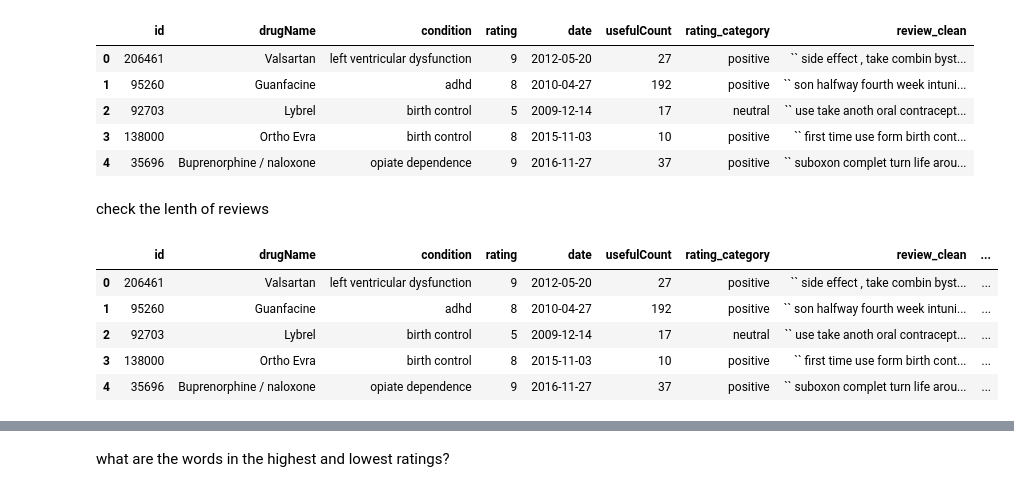
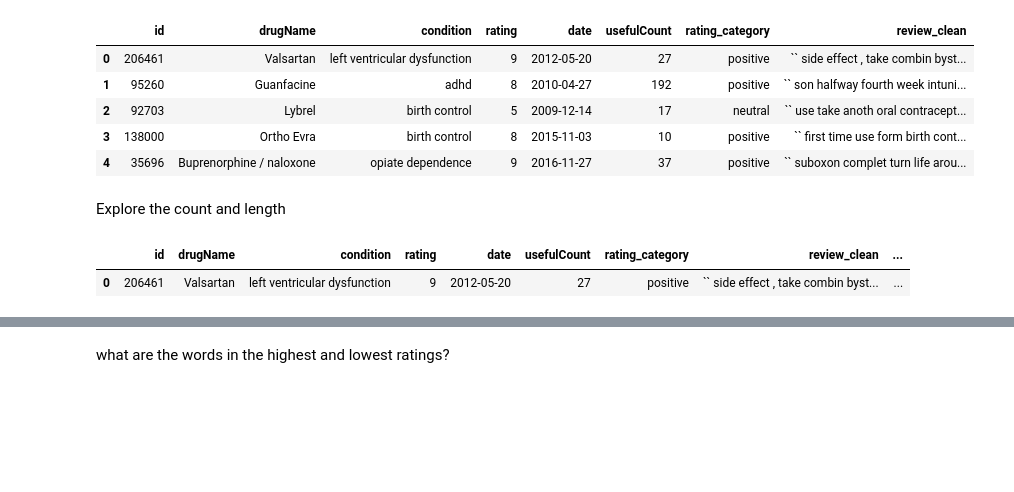
Before and after one commit to Gardenialover/Capstone_Three_Project, a Jupyter notebook: notebooks/data wranging and EDA .ipynb, the cells around one changed output, grey strips where cells are left out. Saved outputs shown, nothing was run; the diff lists cells and outputs as text; code cells hidden in the pictures; blank space fills up the shorter version.

```diff
--- a/notebooks/data wranging and EDA .ipynb
+++ b/notebooks/data wranging and EDA .ipynb
@@ -595,7 +604,13 @@ df.head()
 | 3 | 138000 | Ortho Evra | birth control | 8 | 2015-11-03 | 10 | positive | `` first time use form birth cont... |
 | 4 | 35696 | Buprenorphine / naloxone | opiate dependence | 9 | 2016-11-27 | 37 | positive | `` suboxon complet turn life arou... |
 # %% [markdown]
-check the lenth of reviews
+Explore the count and length
+# %%
+#check the length of review
+df['review_len'] = df['review_clean'].str.len()
+# average sentence length
+from nltk import tokenize
+df['mean_sentence_len'] = df['review_clean'].map(lambda text: np.mean([len(sent) for sent in tokenize.sent_tokenize(text)]))
 # %%
 # number of words in each review
 df["word_count"] = df["review_clean"].apply(lambda x: len(str(x).split()))
@@ -606,11 +621,7 @@ df["mean_word_len"] = df["review_clean"].apply(
 # unique word in each review
 df["unique_word_count"] = df["review_clean"].apply(lambda x: len(set(str(x).split())))
 # %%
-df.head()
+df.head(1)
 # %% [output]
 |  | id | drugName | condition | rating | date | usefulCount | rating_category | review_clean | ... |
 | 0 | 206461 | Valsartan | left ventricular dysfunction | 9 | 2012-05-20 | 27 | positive | `` side effect , take combin byst... | ... |
-| 1 | 95260 | Guanfacine | adhd | 8 | 2010-04-27 | 192 | positive | `` son halfway fourth week intuni... | ... |
-| 2 | 92703 | Lybrel | birth control | 5 | 2009-12-14 | 17 | neutral | `` use take anoth oral contracept... | ... |
-| 3 | 138000 | Ortho Evra | birth control | 8 | 2015-11-03 | 10 | positive | `` first time use form birth cont... | ... |
-| 4 | 35696 | Buprenorphine / naloxone | opiate dependence | 9 | 2016-11-27 | 37 | positive | `` suboxon complet turn life arou... | ... |
```
Also changed, not shown: parts of 11 cells of this notebook.
